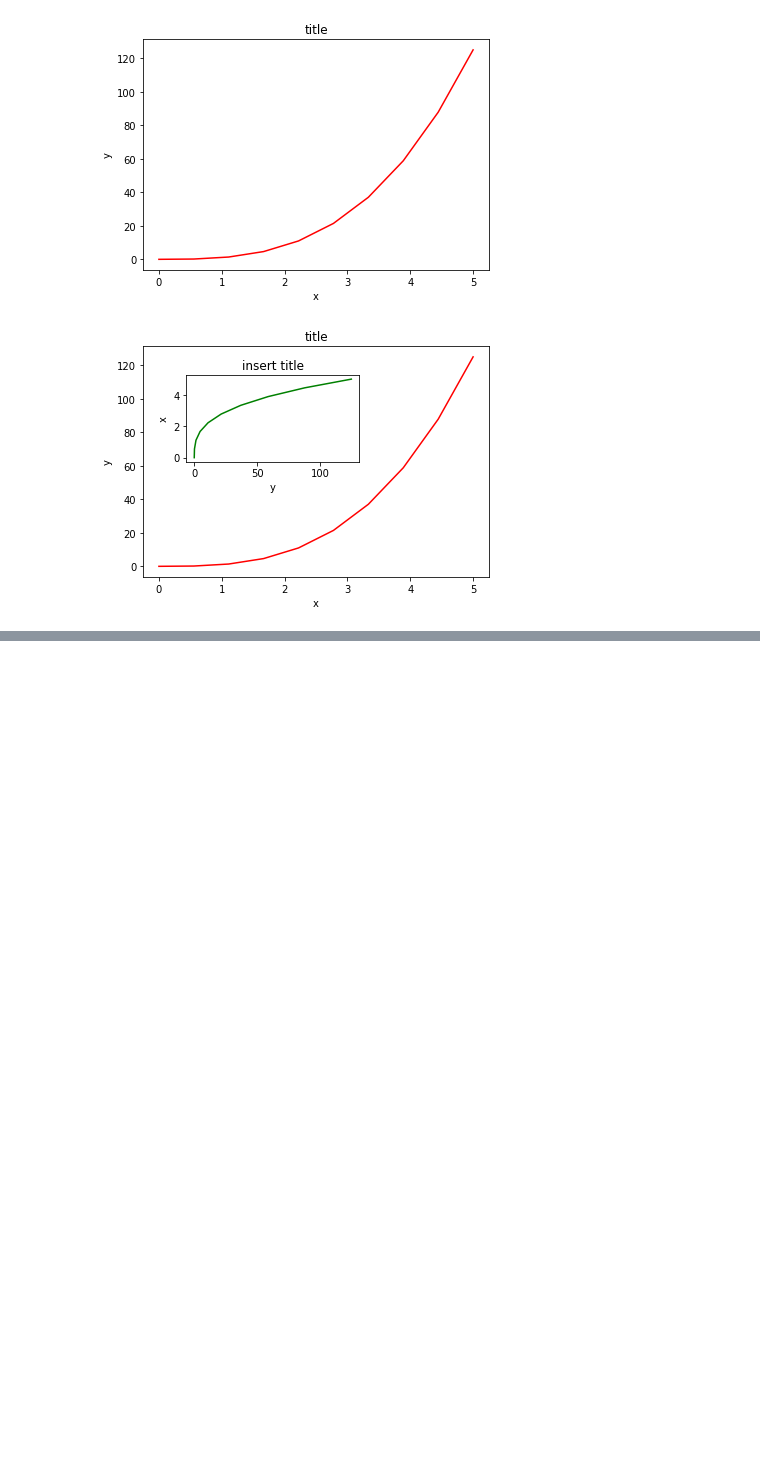
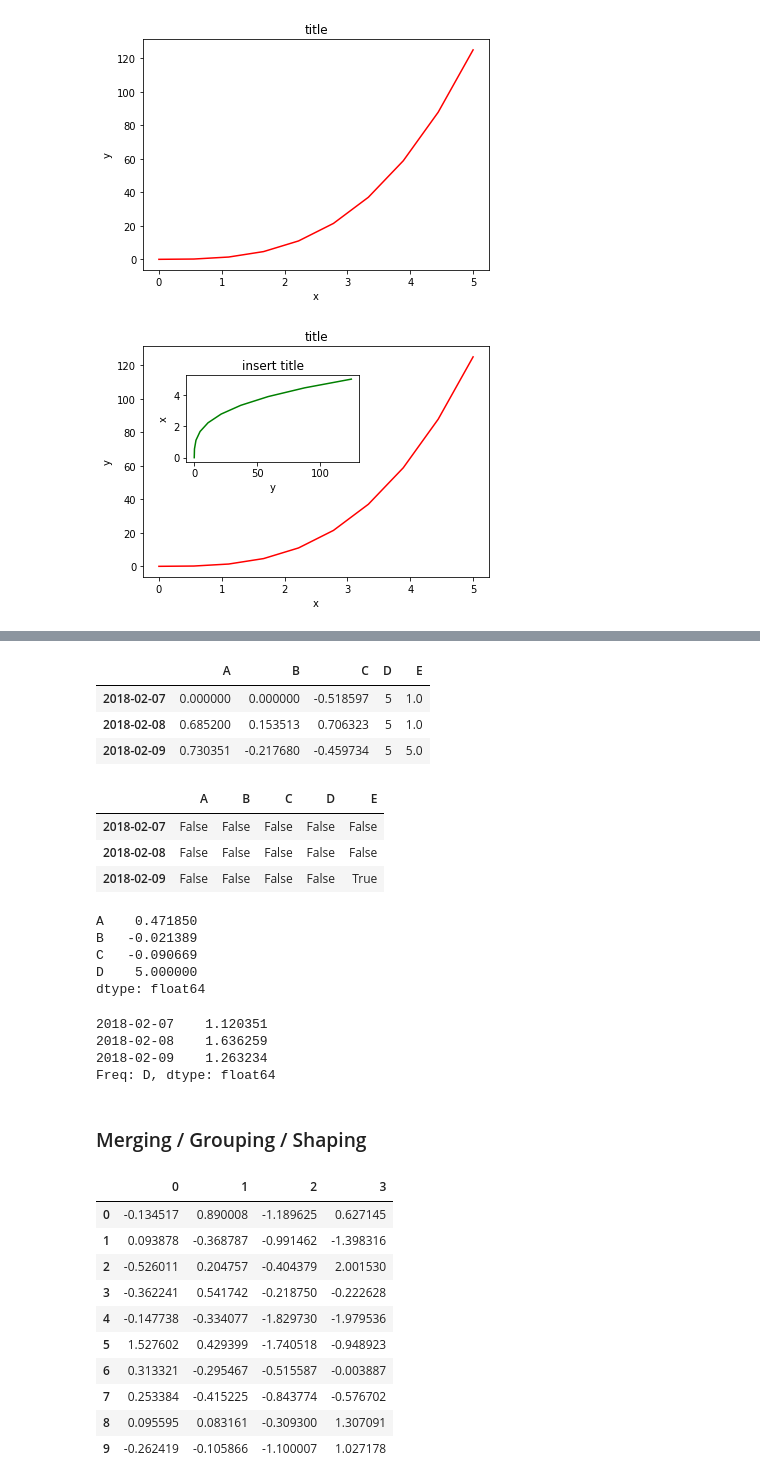
Before and after one commit to Shinnnyshinshin/DataScienceLibraries, a Jupyter notebook: Data Science Libraries.ipynb, the cells around one changed output, grey strips where cells are left out. Saved outputs shown, nothing was run; the diff lists cells and outputs as text; code cells hidden in the pictures; blank space fills up the shorter version.

```diff
--- a/Data Science Libraries.ipynb
+++ b/Data Science Libraries.ipynb
@@ -355,0 +523,52 @@ axes[3].set_title("fill_between");
+# %%
+# fill missing data
+df4.fillna(value=5)
+# %% [output]
+|  | A | B | C | D | E |
+| 2018-02-07 | 0.000000 | 0.000000 | -0.518597 | 5 | 1.0 |
+| 2018-02-08 | 0.685200 | 0.153513 | 0.706323 | 5 | 1.0 |
+| 2018-02-09 | 0.730351 | -0.217680 | -0.459734 | 5 | 5.0 |
+# %%
+# boolean mask for nan values
+pd.isnull(df4)
+# %% [output]
+|  | A | B | C | D | E |
+| 2018-02-07 | False | False | False | False | False |
+| 2018-02-08 | False | False | False | False | False |
+| 2018-02-09 | False | False | False | False | True |
+# %%
+
+df.mean()
+# %% [output]
+A    0.471850
+B   -0.021389
+C   -0.090669
+D    5.000000
+dtype: float64
+# %%
+# pivot the mean calculation (acorss rows)
+df.mean(1)
+# %% [output]
+2018-02-07    1.120351
+2018-02-08    1.636259
+2018-02-09    1.263234
+Freq: D, dtype: float64
+# %% [markdown]
+### Merging / Grouping / Shaping
+# %%
+# concatenation
+df = pd.DataFrame(np.random.randn(10, 4))
+pieces = [df[:3], df[3:7], df[7:]]
+pd.concat(pieces)
+# %% [output]
+|  | 0 | 1 | 2 | 3 |
+| 0 | -0.134517 | 0.890008 | -1.189625 | 0.627145 |
+| 1 | 0.093878 | -0.368787 | -0.991462 | -1.398316 |
+| 2 | -0.526011 | 0.204757 | -0.404379 | 2.001530 |
+| 3 | -0.362241 | 0.541742 | -0.218750 | -0.222628 |
+| 4 | -0.147738 | -0.334077 | -1.829730 | -1.979536 |
+| 5 | 1.527602 | 0.429399 | -1.740518 | -0.948923 |
+| 6 | 0.313321 | -0.295467 | -0.515587 | -0.003887 |
+| 7 | 0.253384 | -0.415225 | -0.843774 | -0.576702 |
+| 8 | 0.095595 | 0.083161 | -0.309300 | 1.307091 |
+| 9 | -0.262419 | -0.105866 | -1.100007 | 1.027178 |
```
Also changed, not shown: parts of 47 cells of this notebook.
